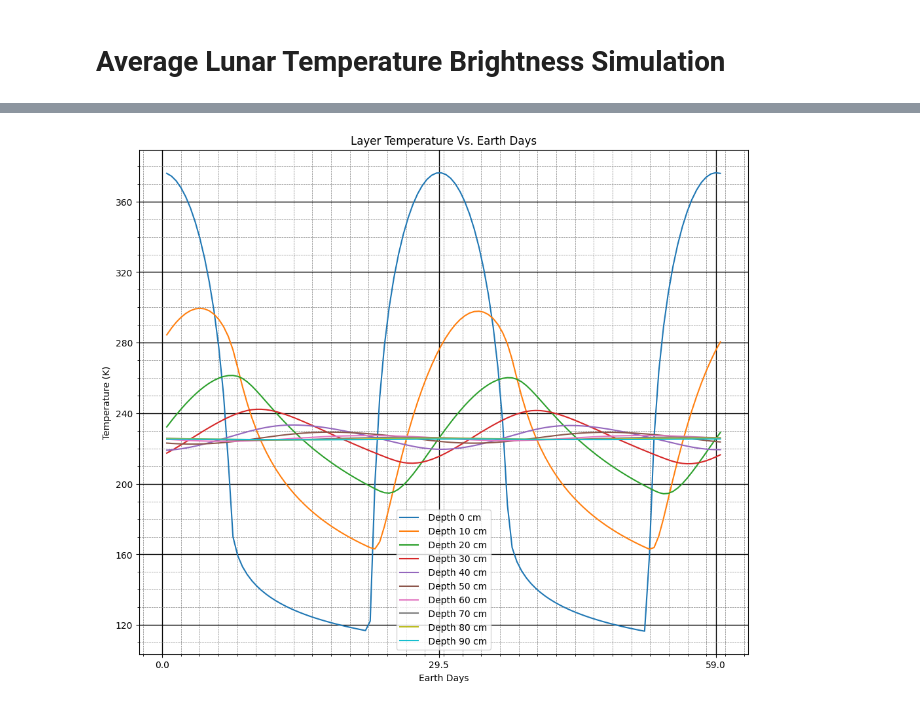
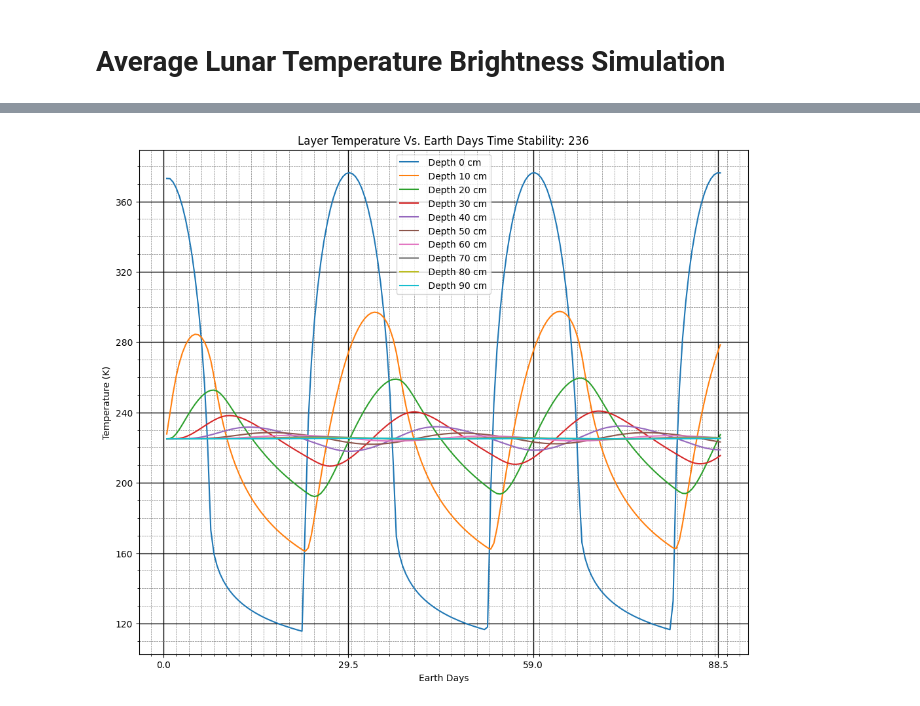
Before and after one commit to sheakes/lunar-temperature-brightness-model, a Jupyter notebook: moon_brightness_temp_sim_cupy_v7.ipynb, the cells around one changed output, grey strips where cells are left out. Saved outputs shown, nothing was run; the diff lists cells and outputs as text; code cells hidden in the pictures.

```diff
--- a/moon_brightness_temp_sim_cupy_v7.ipynb
+++ b/moon_brightness_temp_sim_cupy_v7.ipynb
@@ -130,6 +134,7 @@ def calculate_zenith_angle(phase):
     >>> zen.shape
     (360, 36, 180)
     """
+
     half_deg = 0.5 # half degree, so that we are calculating the centre of the facets rather than zenith angles along edges
     longitude_edges = cp.arange(-180 + half_deg, 180, 1)# setting longitude range in degrees
     latitude_edges = cp.arange(-90 + half_deg, 90, 1)
@@ -146,7 +151,7 @@ def calculate_zenith_angle(phase):
     zenith_angle_array = cp.arccos(
         cp.sin(declination_rad) * cp.sin(latitude_rad)
         + cp.cos(declination_rad) * cp.cos(latitude_rad)
-        * cp.cos(longitude_rad + phase_rad)
+        * cp.cos(longitude_rad - phase_rad)
     )
 
     return zenith_angle_array
@@ -761,7 +848,7 @@ def radio_flux_density(chi_0, solid_angles, wavelength):
     and the flux density contribution from each individual facet.
 
     The radio flux density (S) at frequency ν (related to wavelength λ by c = νλ)
-    is computed from brightness temperature (χ₀) and the solid angle subtended by each facet.
+    is computed from brightness temperature (χ₀) and the solid angle (Ω_j) subtended by each facet.
 
     Formula:
         ΔS_j = (2 k_B χ₀_j / λ²) Ω_j
@@ -794,11 +881,8 @@ def radio_flux_density(chi_0, solid_angles, wavelength):
     - Radio flux density per facet follows the Rayleigh-Jeans approximation:
 
       Delta S = 2 * k_B * chi_0 * Omega/lambda^2
+    """
 
-    Reference:
-    ----------
-    - Radio astronomy fundamentals: [https://science.nrao.edu/opportunities/courses/era/flux-density](https://science.nrao.edu/opportunities/courses/ERA/radioastronomybasics.pdf)
-    """
     # Individual flux density contribution (W/m²/Hz)
     delta_S = (2 * k_B * chi_0 * solid_angles) / (wavelength**2)
 
@@ -845,10 +927,6 @@ def average_radio_brightness_temperature(total_flux_density, wavelength, solid_a
     - λ is the wavelength (m),
     - k_B ≈ 1.380649 × 10⁻²³ J/K is Boltzmann's constant,
     - Ω₀ is the solid angle subtended by the Moon (steradians).
-
-    Reference:
-    ----------
-    - NRAO Radio Astronomy Basics: [Link](https://science.nrao.edu/opportunities/courses/ERA/radioastronomybasics.pdf)
     """
 
     # Calculate average brightness temperature (Kelvin)
@@ -907,14 +959,15 @@ wavelength = 0.015
 # %%
-# lists to hold outputs
+# Lists to hold outputs
 avg_brightness_temperature_list = []
 phase_step_list = []
 total_flux_density_list = []
 tenth_heat_transfer_list = []
-# some time paramters
+
+# Setting time paramters
 start_time = 0
 end_time = 0
 initial_phase = 0
-model_run_time = int(2548800*2) # simulation run time for three months
+model_run_time = int(2548800*3) # simulation run time for three months
 step_size = int(2548800/ (29.5*2)) # saving resolution of every ~12 hours
 
 # iterative step to save values at the end of each stepsize.
@@ -924,7 +977,7 @@ for step in tqdm(range(start_time, model_run_time, step_size)):
 
     # heat_transfer_array calculation itself
     heat_transfer_array, phase = heat_transfer_model_func(heat_transfer_array, W_0, albedo, T_const, BasCap, tau,
-                                                          rho, delta_t, end_time, start_time, initial_phase)
+                                                          rho, end_time, start_time, initial_phase, BasCond)
 
     # Deriving the radio_brightness temperature
     chi_0 , chi_layers = radio_brightness_temp_func(alpha, T_const, heat_transfer_array)
@@ -939,7 +992,8 @@ for step in tqdm(range(start_time, model_run_time, step_size)):
     solid_angle_lunar_disk = cp.sum(solid_angles)
 
     # Average brightness temperature function
-    avg_brightness_temperature = average_radio_brightness_temperature(total_flux_density, wavelength, solid_angle_lunar_disk)
+    avg_brightness_temperature = average_radio_brightness_temperature(total_flux_density, wavelength,
+                                                                      solid_angle_lunar_disk)
 
     # saving those values to lists seen above as lists
     avg_brightness_temperature_list.append(avg_brightness_temperature.get())
@@ -952,7 +1006,7 @@ for step in tqdm(range(start_time, model_run_time, step_size)):
     start_time += step_size
     initial_phase = phase
 
-# convert the lists to arrays
+# convert the lists to numpy arrays
 total_flux_density_array = np.array(total_flux_density_list)
 avg_brightness_temperature_array = np.array(avg_brightness_temperature_list)
 phase_step_array = np.array(phase_step_list)
@@ -1011,30 +1015,30 @@ phase_step_array = np.array(phase_step_list)
 # %%
 import matplotlib.pyplot as plt
 import matplotlib.ticker as ticker
 
 plt.figure(figsize=(12,10))
 for layer in range(10):
     plt.plot((phase_step_array/360)*29.5, tenth_heat_transfer_array[:,layer], label = f" Depth {layer*10} cm")
 
 plt.xlabel("Earth Days")
 plt.ylabel("Temperature (K)")
-plt.title(f"Layer Temperature Vs. Earth Days")
+plt.title(f"Layer Temperature Vs. Earth Days Time Stability: {time_stability_func(BasCap, rho, tau, BasCond)}")
 ax = plt.gca()
 
 # Set x-axis major ticks to fall exactly at multiples of 29.5
 ax.xaxis.set_major_locator(ticker.MultipleLocator(29.5))
 # Optionally, choose an interval for minor ticks that fits your needs:
 ax.xaxis.set_minor_locator(ticker.MultipleLocator(2))  # 5 minor divisions per major tick
 
 # Set y-axis ticks as before.
 ax.yaxis.set_major_locator(ticker.MultipleLocator(40))
 ax.yaxis.set_minor_locator(ticker.MultipleLocator(10))
 
 # Apply grid lines: minor (lighter) and major (bolder) ones.
 ax.grid(which='minor', linestyle='--', linewidth=0.5, color='gray')
 ax.grid(which='major', linestyle='-', linewidth=1.0, color='black')
 plt.legend()
-plt.savefig(f"Layer Temperature Vs. Earth Days.png")
+# plt.savefig(f"Layer Temperature Vs. Earth Days.png")
 plt.show()
 # %% [output]
-[figure, old version]
+[figure, new version]
```
Also changed, not shown: parts of 54 cells of this notebook.
